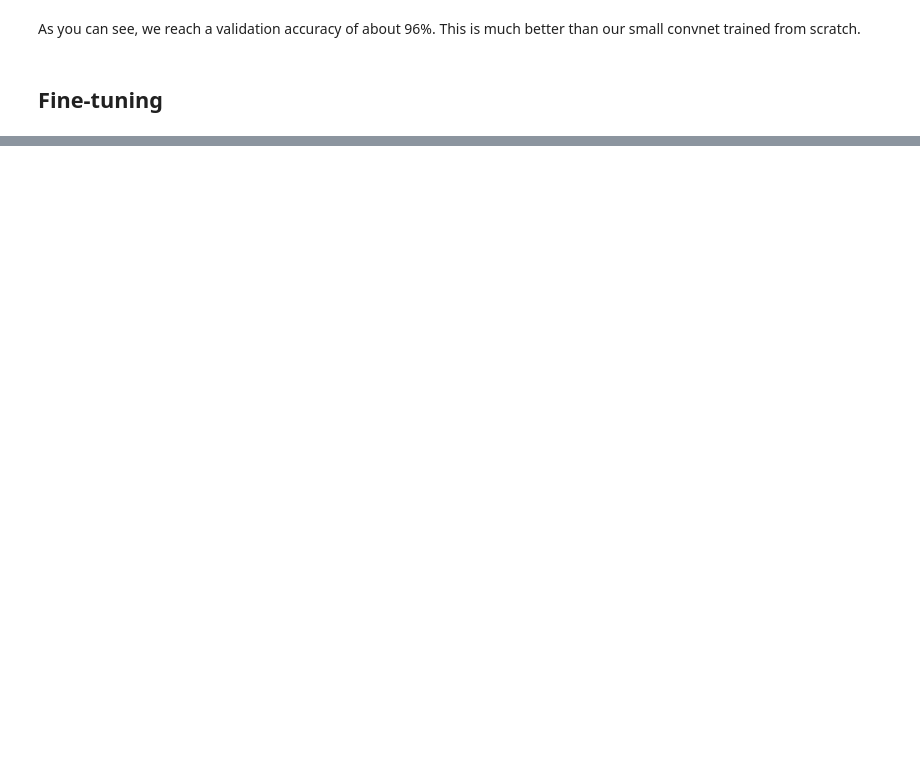
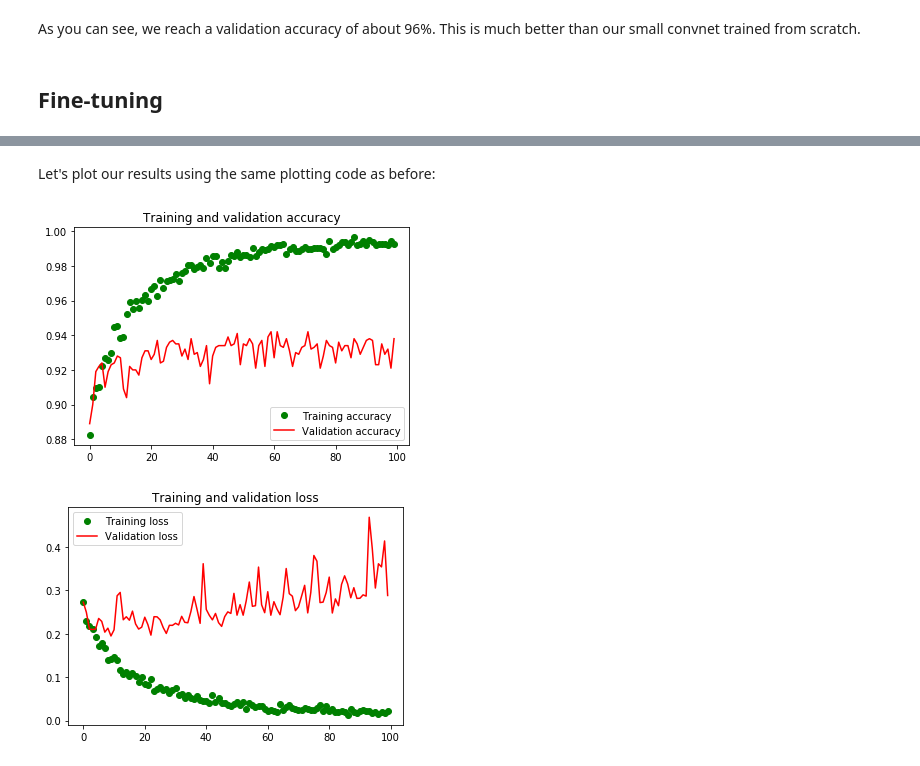
Before and after one commit to rahiakela/deep-learning-with-python-francois-chollet, a Jupyter notebook: 3_using_pre_trained_convnet_for_small_dataset.ipynb, the cells around one changed output, grey strips where cells are left out. Saved outputs shown, nothing was run; the diff lists cells and outputs as text; code cells hidden in the pictures; blank space fills up the shorter version.

```diff
--- a/3_using_pre_trained_convnet_for_small_dataset.ipynb
+++ b/3_using_pre_trained_convnet_for_small_dataset.ipynb
@@ -544,0 +611,8 @@ As you can see, we reach a validation accuracy of about 96%. This is much better
+# %%
+model.compile(loss='binary_crossentropy', optimizer=keras.optimizers.RMSprop(learning_rate=1e-5), metrics=['accuracy'])
+
+history = model.fit_generator(train_generator,
+                              steps_per_epoch=100,
+                              epochs=100,
+                              validation_data=validation_generator,
+                              validation_steps=50)
@@ -544,0 +639,26 @@ As you can see, we reach a validation accuracy of about 96%. This is much better
+# %% [markdown]
+Let's plot our results using the same plotting code as before:
+# %%
+acc = history.history['accuracy']
+val_acc = history.history['val_accuracy']
+loss = history.history['loss']
+val_loss = history.history['val_loss']
+
+epochs = range(len(acc))
+
+plt.plot(epochs, acc, 'go', label='Training accuracy')
+plt.plot(epochs, val_acc, 'r', label='Validation accuracy')
+plt.title('Training and validation accuracy')
+plt.legend()
+
+plt.figure()
+
+plt.plot(epochs, loss, 'go', label='Training loss')
+plt.plot(epochs, val_loss, 'r', label='Validation loss')
+plt.title('Training and validation loss')
+plt.legend()
+
+plt.show()
+# %% [output]
+[figure, added]
+[figure, added]
```
Also changed, not shown: parts of 24 cells of this notebook.
